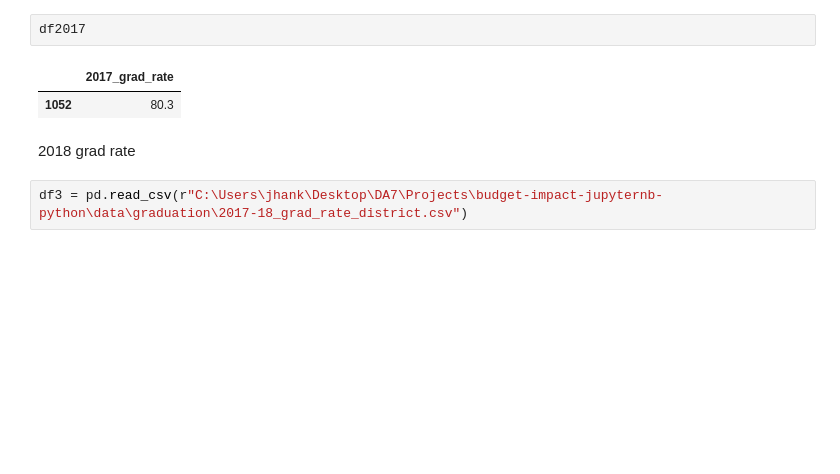
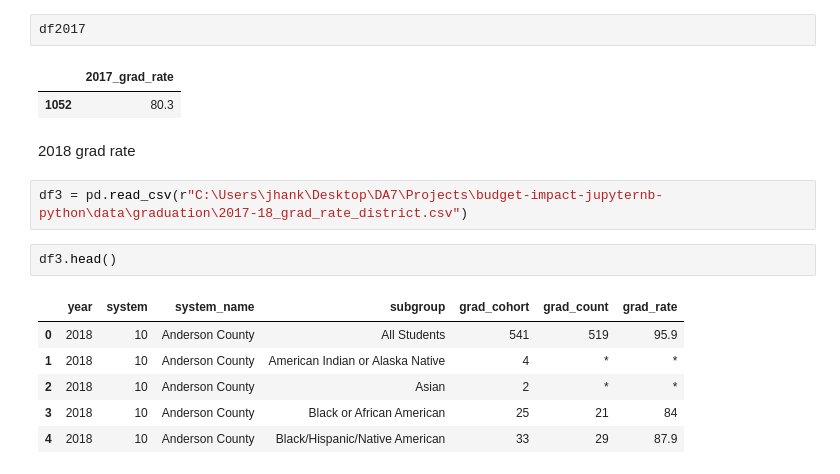
Before and after one commit to jwhankins177/capstone-budget-impact-jupyternb-python, a Jupyter notebook: notebooks/graduation.ipynb, the cells around one changed output. Saved outputs shown, nothing was run; the diff lists cells and outputs as text; blank space fills up the shorter version.

```diff
--- a/notebooks/graduation.ipynb
+++ b/notebooks/graduation.ipynb
@@ -75,3 +75,12 @@ df2017
 2018 grad rate
 # %%
 df3 = pd.read_csv(r"C:\Users\jhank\Desktop\DA7\Projects\budget-impact-jupyternb-python\data\graduation\2017-18_grad_rate_district.csv")
+# %%
+df3.head()
+# %% [output]
+|  | year | system | system_name | subgroup | grad_cohort | grad_count | grad_rate |
+| 0 | 2018 | 10 | Anderson County | All Students | 541 | 519 | 95.9 |
+| 1 | 2018 | 10 | Anderson County | American Indian or Alaska Native | 4 | * | * |
+| 2 | 2018 | 10 | Anderson County | Asian | 2 | * | * |
+| 3 | 2018 | 10 | Anderson County | Black or African American | 25 | 21 | 84 |
+| 4 | 2018 | 10 | Anderson County | Black/Hispanic/Native American | 33 | 29 | 87.9 |
```
Also changed, not shown: parts of 19 cells of this notebook.
